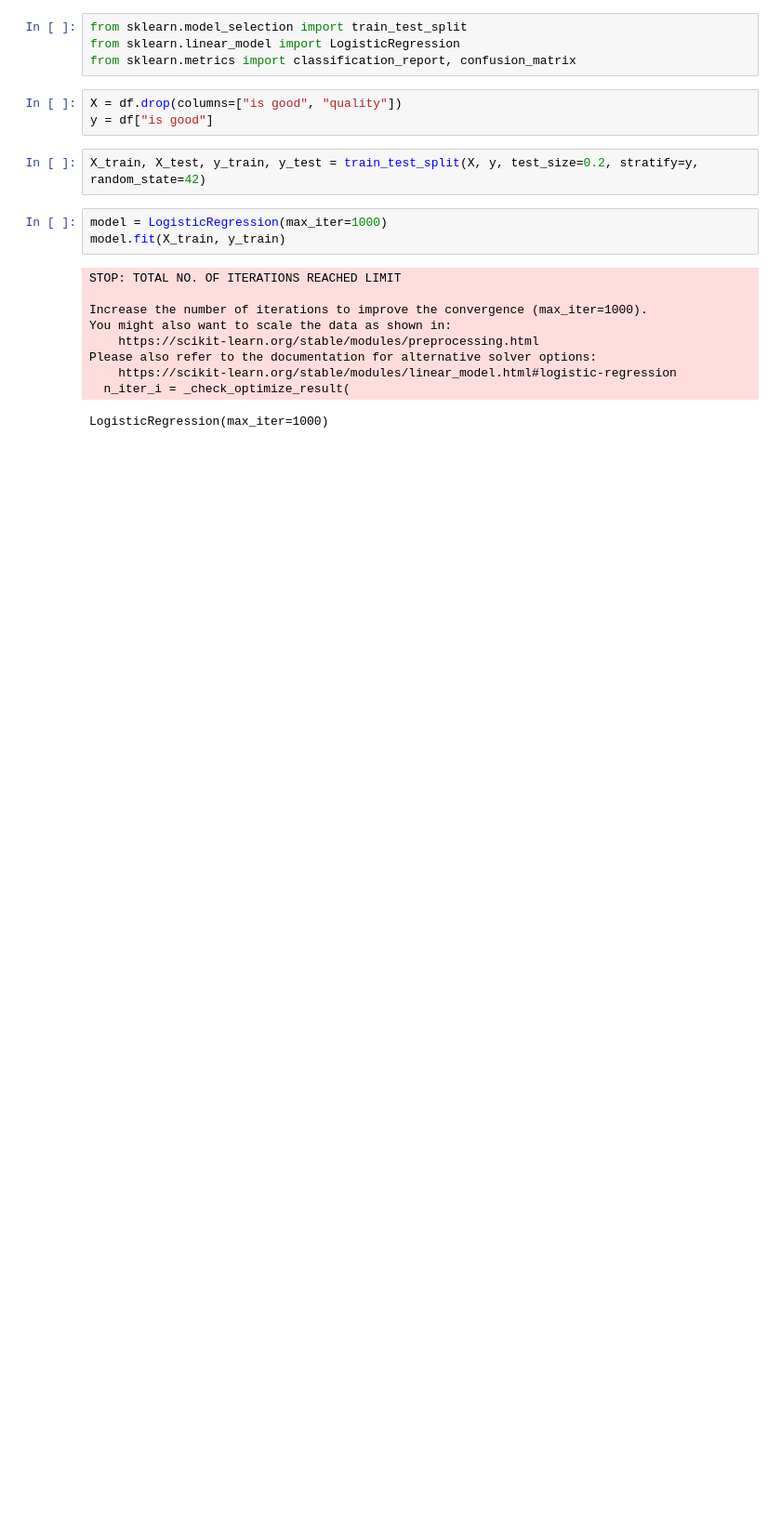
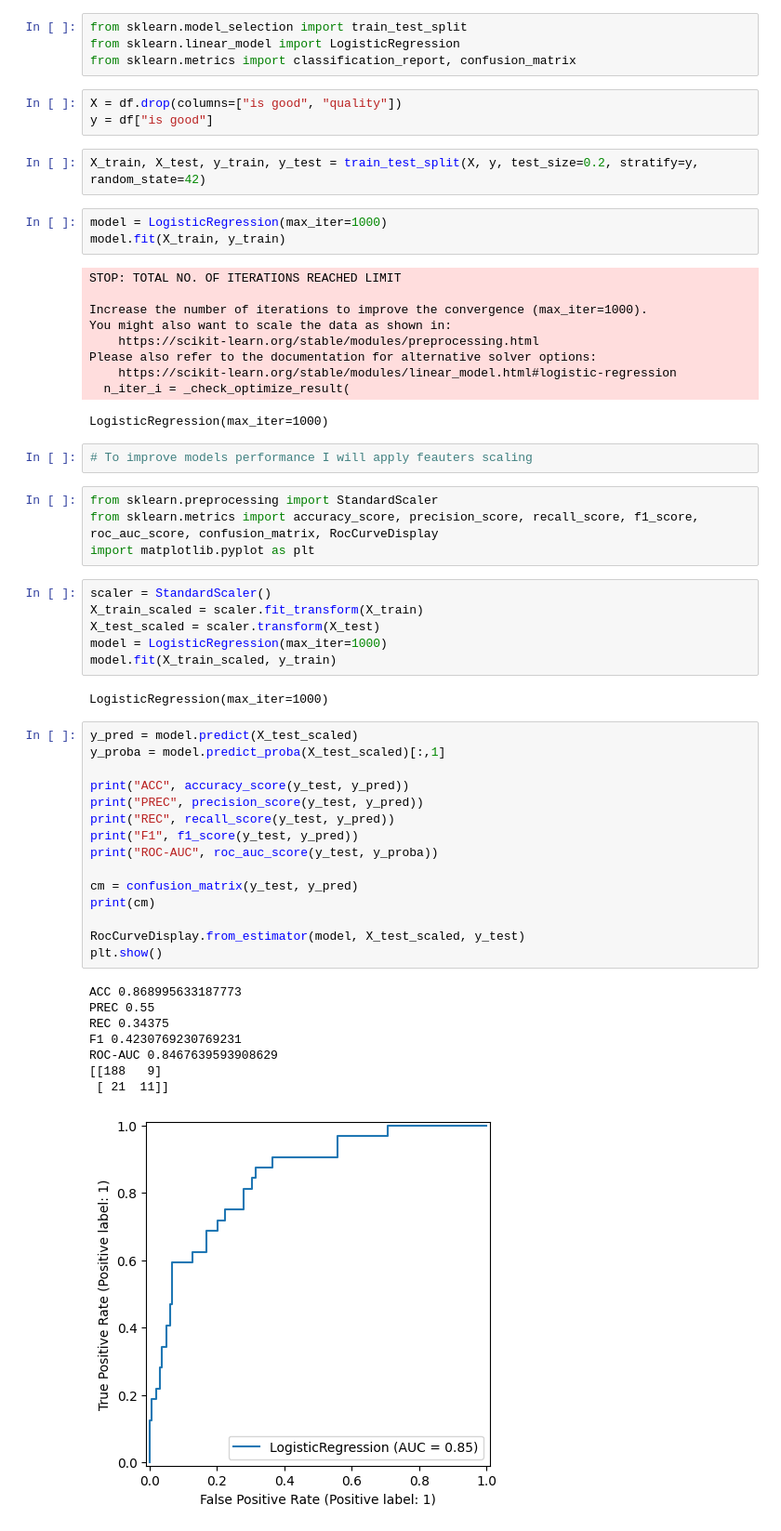
Before and after one commit to lisek109/vine-quality-classifier, a Jupyter notebook: notebooks/01_eda_and_baseline.ipynb, the cells around one changed output. Shown at 93% size. Saved outputs shown, nothing was run; the diff lists cells and outputs as text; blank space fills up the shorter version.

Commit message:
model baseline

```diff
--- a/notebooks/01_eda_and_baseline.ipynb
+++ b/notebooks/01_eda_and_baseline.ipynb
@@ -167,3 +167,41 @@ Please also refer to the documentation for alternative solver options:
     https://scikit-learn.org/stable/modules/linear_model.html#logistic-regression
   n_iter_i = _check_optimize_result(
 LogisticRegression(max_iter=1000)
+# %%
+# To improve models performance I will apply feauters scaling
+# %%
+from sklearn.preprocessing import StandardScaler
+from sklearn.metrics import accuracy_score, precision_score, recall_score, f1_score, roc_auc_score, confusion_matrix, RocCurveDisplay
+import matplotlib.pyplot as plt
+# %%
+scaler = StandardScaler()
+X_train_scaled = scaler.fit_transform(X_train)
+X_test_scaled = scaler.transform(X_test)
+model = LogisticRegression(max_iter=1000)
+model.fit(X_train_scaled, y_train)
+# %% [output]
+LogisticRegression(max_iter=1000)
+# %%
+y_pred = model.predict(X_test_scaled)
+y_proba = model.predict_proba(X_test_scaled)[:,1]
+
+print("ACC", accuracy_score(y_test, y_pred))
+print("PREC", precision_score(y_test, y_pred))
+print("REC", recall_score(y_test, y_pred))
+print("F1", f1_score(y_test, y_pred))
+print("ROC-AUC", roc_auc_score(y_test, y_proba))
+
+cm = confusion_matrix(y_test, y_pred)
+print(cm)
+
+RocCurveDisplay.from_estimator(model, X_test_scaled, y_test)
+plt.show()
+# %% [output]
+ACC 0.868995633187773
+PREC 0.55
+REC 0.34375
+F1 0.4230769230769231
+ROC-AUC 0.8467639593908629
+[[188   9]
+ [ 21  11]]
+[figure, added]
```
Also changed, not shown: parts of 1 cell of this notebook.
